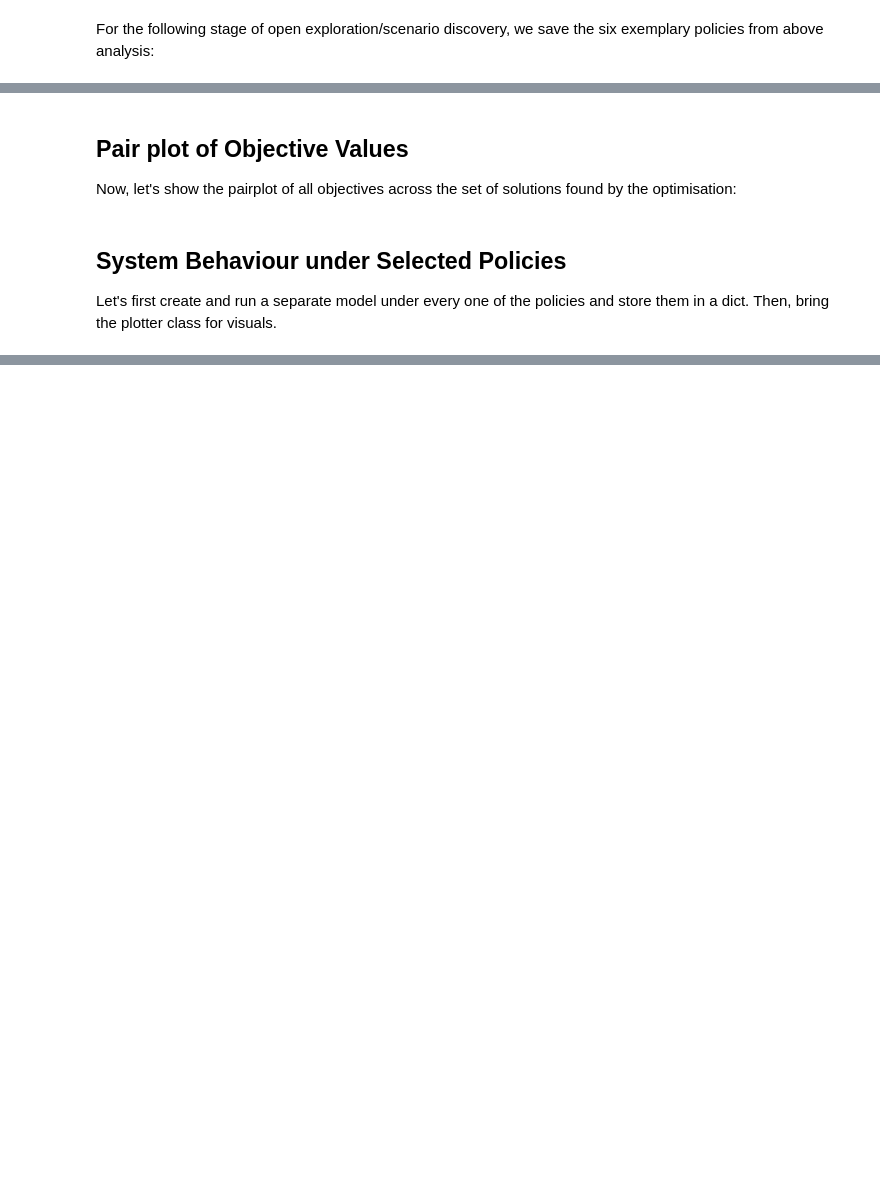
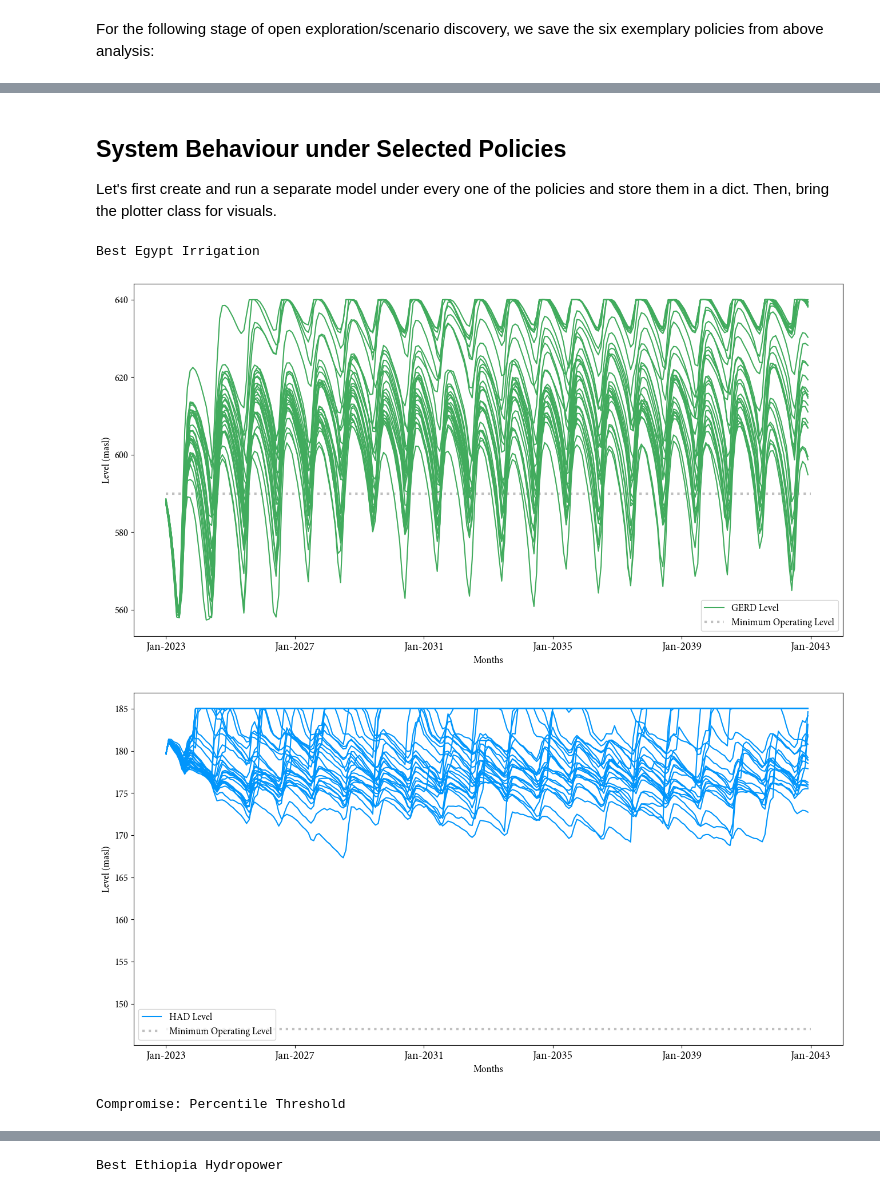
Before and after one commit to ysari97/eastern-nile-optimization, a Jupyter notebook: nile_EMODPS_framework/output_analysis/output_analysis.ipynb, the cells around one changed output, grey strips where cells are left out. Drawn from its saved outputs; the diff is of its cells as text; code cells hidden in the pictures; blank space fills up the shorter version.

```diff
--- a/nile_EMODPS_framework/output_analysis/output_analysis.ipynb
+++ b/nile_EMODPS_framework/output_analysis/output_analysis.ipynb
@@ -236,6 +282,2 @@ policies_for_exploration
 # %%
 policies_for_exploration.to_csv("../outputs/policies_exploration.csv", index=False)
-# %% [markdown]
-## Pair plot of Objective Values
-
-Now, let's show the pairplot of all objectives across the set of solutions found by the optimisation:
@@ -263,19 +286,69 @@ Now, let's show the pairplot of all objectives across the set of solutions found
 
 Let's first create and run a separate model under every one of the policies and store them in a dict. Then, bring the plotter class for visuals.
 # %%
-solution_indices = [271, 328, 265, 86, 165, 248]
-solutions = [policies.loc[i] for i in solution_indices]
+solution_indices = [973, 93, 1065, 688, 514]
 solution_names = [
-    "Best Egypt Irr",
-    "Best Egypt 90$^{th}$",
-    "Best Egypt HAD",
+    "Best Egypt Irrigation",
+    "Best Egypt Minimum HAD Level",
     "Best Ethiopia Hydropower",
     "Compromise: Percentile Threshold",
     "Compromise: Absolute Threshold",
 ]
+solutions = [policies.loc[i] for i in solution_indices]
 running_models = dict()
 for i, sol_name in tqdm(enumerate(solution_names)):
     new_model = ModelNile()
-    new_model = generate_input_data(new_model)
-    new_model.evaluate(solutions[i])
-    running_models[sol_name] = new_model
+    full_return = new_model.evaluate(solutions[i])
+    running_models[sol_name] = full_return
+# %%
+for policy in [
+    "Best Egypt Irrigation",
+    "Compromise: Percentile Threshold",
+    "Best Ethiopia Hydropower",
+]:
+    print(policy)
+    for dam, dam_color, mini, maxi in [
+        ("GERD", "#41ab5d", 590, 640),
+        ("HAD", "#0195fb", 147, 185),
+    ]:
+        fig, ax = plt.subplots(figsize=(16, 8))
+        for key, value in running_models[policy][0].items():
+            # print(key)
+            if key == 0:
+                ax.plot(
+                    value[0].object_by_name(dam).level_vector,
+                    color=dam_color,
+                    label=f"{dam} Level",
+                )
+            else:
+                ax.plot(value[0].object_by_name(dam).level_vector, color=dam_color)
+
+        ax.set_xlabel("Months")
+        ax.set_ylabel("Level (masl)")
+        for i, label, color in [(mini, "Minimum Operating Level", "silver")]:
+            ax.hlines(
+                y=i,
+                linewidth=3,
+                xmin=0,
+                xmax=240,
+                label=label,
+                color=color,
+                linestyle=":",
+            )
+
+        ax.set_xticks(np.arange(0, 20 * 12 + 1, 4 * 12))
+        ax.set_xticklabels(
+            [f"Jan-{2023+i*4}" for i in range(int(20 / 4) + 1)],
+            fontsize=14,
+        )
+
+        ax.legend()
+        plt.savefig(
+            f"../plots/baseline_optimization/{dam}_{policy}.pdf", bbox_inches="tight"
+        )
+        plt.show()
+# %% [output]
+Best Egypt Irrigation
+[figure, added]
+[figure, added]
+Compromise: Percentile Threshold
@@ -281,0 +357 @@ for i, sol_name in tqdm(enumerate(solution_names)):
+Best Ethiopia Hydropower
```
Also changed, not shown: parts of 21 cells of this notebook, 21 other files.
